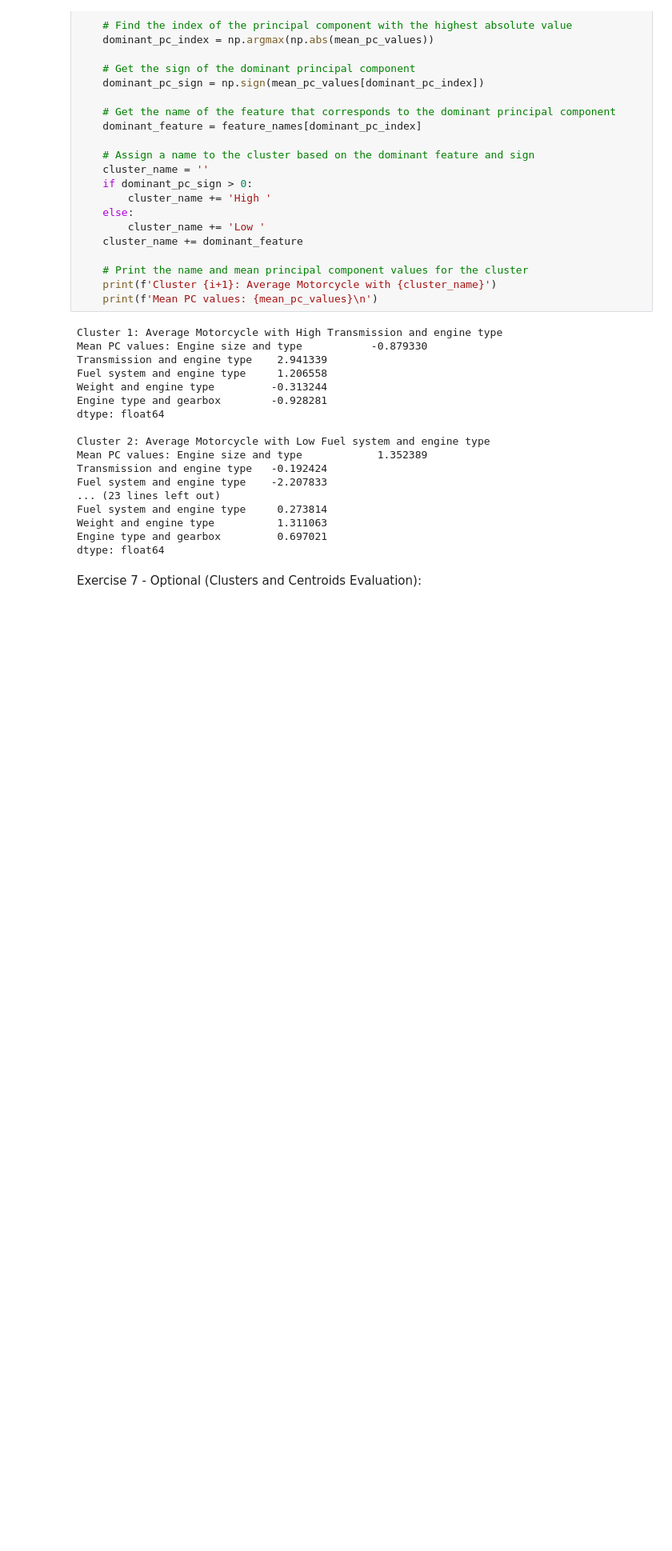
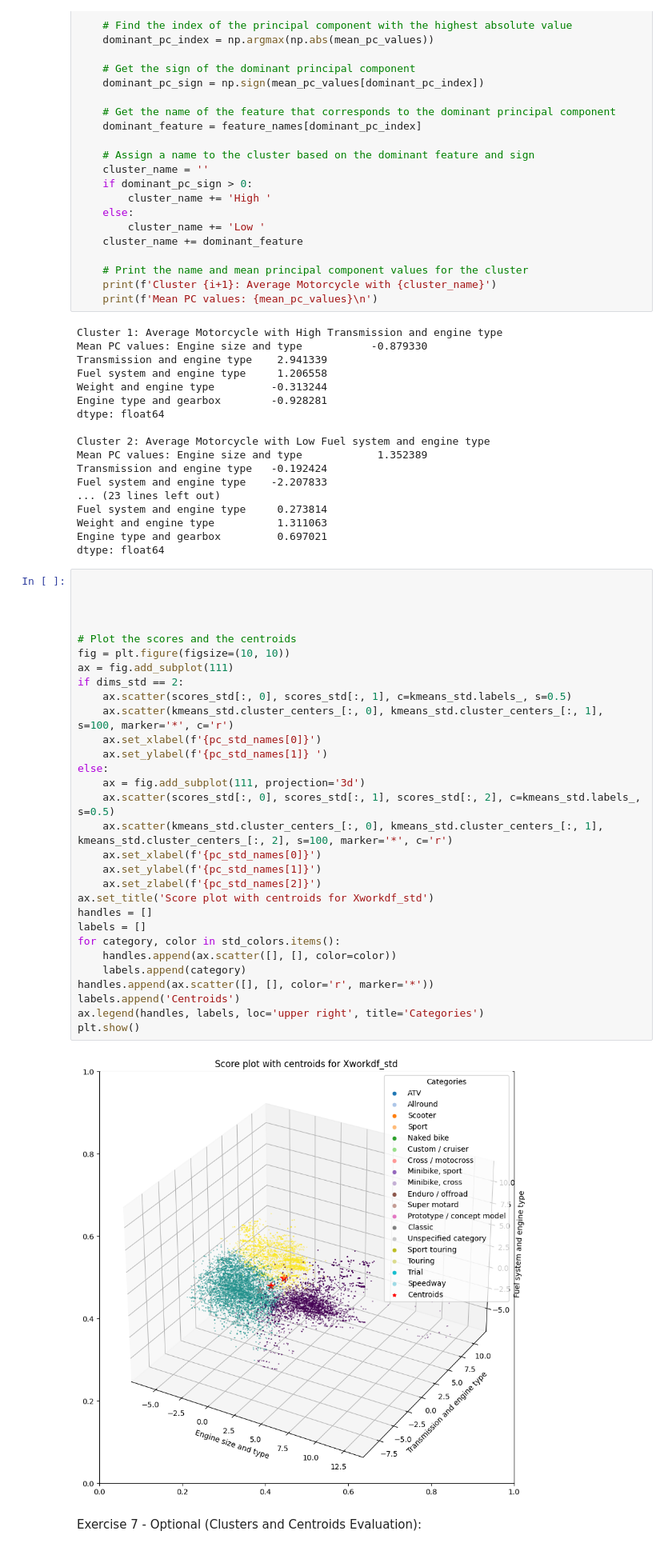
Before and after one commit to codeowlers/PrincipalComponentsAnalysis, a Jupyter notebook: main-script.ipynb, the cells around one changed output. Shown at 80% size. Drawn from its saved outputs; the diff is of its cells as text; blank space fills up the shorter version.

Commit message:
add plot for centroid for eadh cluster

```diff
--- a/main-script.ipynb
+++ b/main-script.ipynb
@@ -660,5 +660,37 @@ Fuel system and engine type     0.273814
 Weight and engine type          1.311063
 Engine type and gearbox         0.697021
 dtype: float64
+# %%
+
+
+
+
+# Plot the scores and the centroids
+fig = plt.figure(figsize=(10, 10))
+ax = fig.add_subplot(111)
+if dims_std == 2:
+    ax.scatter(scores_std[:, 0], scores_std[:, 1], c=kmeans_std.labels_, s=0.5)
+    ax.scatter(kmeans_std.cluster_centers_[:, 0], kmeans_std.cluster_centers_[:, 1], s=100, marker='*', c='r')
+    ax.set_xlabel(f'{pc_std_names[0]}')
+    ax.set_ylabel(f'{pc_std_names[1]} ')
+else:
+    ax = fig.add_subplot(111, projection='3d')
+    ax.scatter(scores_std[:, 0], scores_std[:, 1], scores_std[:, 2], c=kmeans_std.labels_, s=0.5)
+    ax.scatter(kmeans_std.cluster_centers_[:, 0], kmeans_std.cluster_centers_[:, 1], kmeans_std.cluster_centers_[:, 2], s=100, marker='*', c='r')
+    ax.set_xlabel(f'{pc_std_names[0]}')
+    ax.set_ylabel(f'{pc_std_names[1]}')
+    ax.set_zlabel(f'{pc_std_names[2]}')
+ax.set_title('Score plot with centroids for Xworkdf_std')
+handles = []
+labels = []
+for category, color in std_colors.items():
+    handles.append(ax.scatter([], [], color=color))
+    labels.append(category)
+handles.append(ax.scatter([], [], color='r', marker='*'))
+labels.append('Centroids')
+ax.legend(handles, labels, loc='upper right', title='Categories')
+plt.show()
+# %% [output]
+[figure, added]
 # %% [markdown]
 Exercise 7 - Optional (Clusters and Centroids Evaluation):
```
Also changed, not shown: parts of 5 cells of this notebook.
